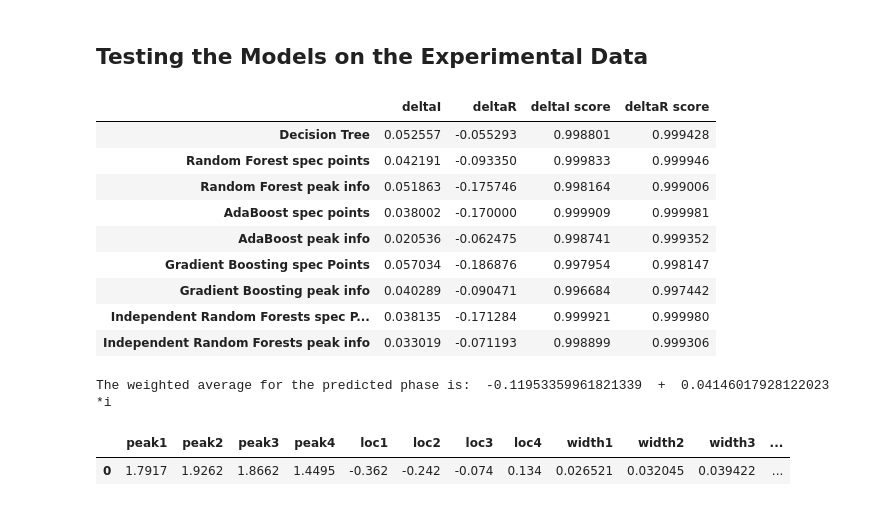
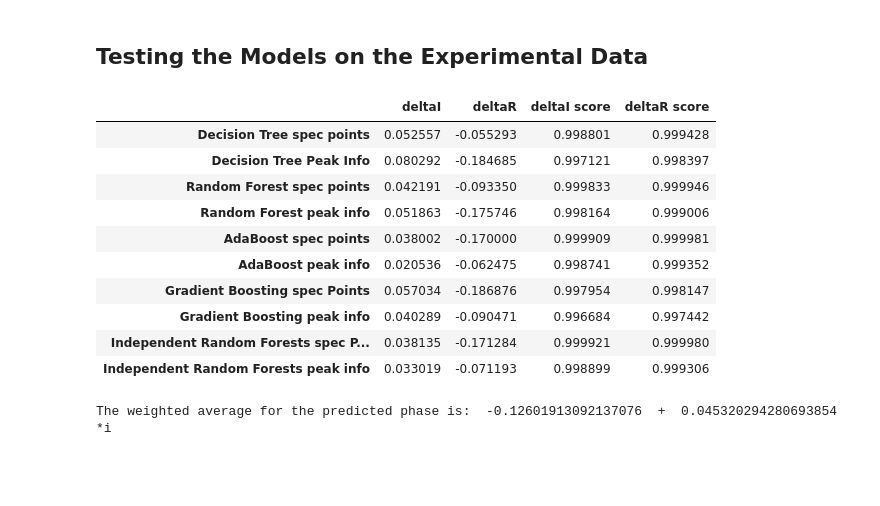
Before and after one commit to Lcollins91/DS_ResearchProject_ND, a Jupyter notebook: Hexagon_Spec_Models_v6_ScaledDispersion_BothKinds.ipynb, the cells around one changed output. Saved outputs shown, nothing was run; the diff lists cells and outputs as text; code cells hidden in the pictures; blank space fills up the shorter version.

```diff
--- a/Hexagon_Spec_Models_v6_ScaledDispersion_BothKinds.ipynb
+++ b/Hexagon_Spec_Models_v6_ScaledDispersion_BothKinds.ipynb
@@ -594,8 +594,15 @@ pred_phase_OLS_I_sp = results_OLS_I_sp.predict(exp_data_sp)
 pred_phase_OLS_R_pi = results_OLS_R_pi.predict(exp_data_pi)
 pred_phase_OLS_I_pi = results_OLS_I_pi.predict(exp_data_pi)
 
-pred_phase_DT_sp = np.append(regr_DT_sp.predict(exp_data_sp),r2_score(Y1_test['deltaI'], predictions_DT_sp[:,0])).reshape(3,1).T
-pred_phase_DT_sp = np.append(pred_phase_DT_sp, r2_score(Y1_test['deltaR'], predictions_DT_sp[:,1])).reshape(4,1).T
+pred_phase_DT_sp = np.append(regr_DT_sp.predict(exp_data_sp),
+                             r2_score(Y1_test['deltaI'], predictions_DT_sp[:,0])).reshape(3,1).T
+pred_phase_DT_sp = np.append(pred_phase_DT_sp,
+                             r2_score(Y1_test['deltaR'], predictions_DT_sp[:,1])).reshape(4,1).T
+
+pred_phase_DT_pi = np.append(regr_DT_pi.predict(exp_data_pi),
+                            r2_score(Y1_test['deltaI'], predictions_DT_pi[:,0])).reshape(3,1).T
+pred_phase_DT_pi = np.append(pred_phase_DT_pi,
+                            r2_score(Y1_test['deltaR'], predictions_DT_pi[:,1])).reshape(4,1).T
 #pred_phase_DT = np.append(pred_phase_DT, r2_score(Y_test['scale_factor'], y_pred_DT[:,2]))
 
 pred_phase_RF_sp = regr_RF_sp.predict(exp_data_sp)
@@ -612,35 +619,39 @@ pred_phase_GB_dr_sp = model_GB_dr_sp.predict(exp_data_sp)
 
 pred_phase_GB_di_pi = model_GB_di_pi.predict(exp_data_pi)
 pred_phase_GB_dr_pi = model_GB_dr_pi.predict(exp_data_pi)
 
 pred_phase_IRF_di_sp = model_RF2_di_sp.predict(exp_data_sp)
 pred_phase_IRF_dr_sp = model_RF2_dr_sp.predict(exp_data_sp)
 
 pred_phase_IRF_di_pi = model_RF2_di_pi.predict(exp_data_pi)
 pred_phase_IRF_dr_pi = model_RF2_dr_pi.predict(exp_data_pi)
 
-predictedPhases = pd.DataFrame(pred_phase_DT_sp, columns = ['deltaI', 'deltaR', 'deltaI score', 'deltaR score'], index = ['Decision Tree'])
+predictedPhases = pd.DataFrame(pred_phase_DT_sp, columns = ['deltaI', 'deltaR', 'deltaI score', 'deltaR score'], index = ['Decision Tree spec points'])
+
+new_test = pd.Series(pred_phase_DT_pi[0], index = ['deltaI', 'deltaR', 'deltaI score', 'deltaR score'], name = 'Decision Tree Peak Info')
+predictedPhases = predictedPhases.append(new_test)
 
 predictedPhases.loc['OLS spec points'] = (pred_phase_OLS_I_sp[0], pred_phase_OLS_R_sp[0], r2_score(Y1_test['deltaI'],predictions_OLS_I_sp ), r2_score(Y1_test['deltaR'],predictions_OLS_R_sp ))
 predictedPhases.loc['OLS peak info'] = (pred_phase_OLS_I_pi[0], pred_phase_OLS_R_pi[0], r2_score(Y2_test['deltaI'], predictions_OLS_I_pi), r2_score(Y2_test['deltaR'], predictions_OLS_R_pi))
 
 predictedPhases.loc['Random Forest spec points'] = (pred_phase_RF_sp[0,0], pred_phase_RF_sp[0,1], r2_score(Y1_test['deltaI'], predictions_RF_sp[:,0]), r2_score(Y1_test['deltaR'], predictions_RF_sp[:,1]))
 predictedPhases.loc['Random Forest peak info'] = (pred_phase_RF_pi[0,0], pred_phase_RF_pi[0,1], r2_score(Y2_test['deltaI'], predictions_RF_pi[:,0]), r2_score(Y2_test['deltaR'], predictions_RF_pi[:,1]))
 
 predictedPhases.loc['AdaBoost spec points'] = (pred_phase_AB_I_sp[0], pred_phase_AB_R_sp[0],r2_score(Y1_test['deltaI'], predictions_AB_di_sp), r2_score(Y1_test['deltaR'], predictions_AB_dr_sp))
 predictedPhases.loc['AdaBoost peak info'] = (pred_phase_AB_I_pi[0], pred_phase_AB_R_pi[0],r2_score(Y2_test['deltaI'], predictions_AB_di_pi), r2_score(Y2_test['deltaR'], predictions_AB_dr_pi))
 
 predictedPhases.loc['Gradient Boosting spec Points'] = (pred_phase_GB_di_sp[0], pred_phase_GB_dr_sp[0],  r2_score(Y1_test['deltaI'], predictions_GB_di_sp), r2_score(Y1_test['deltaR'], predictions_GB_dr_sp))
 predictedPhases.loc['Gradient Boosting peak info'] = (pred_phase_GB_di_pi[0], pred_phase_GB_dr_pi[0], r2_score(Y2_test['deltaI'], predictions_GB_di_pi), r2_score(Y2_test['deltaR'], predictions_GB_dr_pi))
 
 predictedPhases.loc['Independent Random Forests spec Points'] = (pred_phase_IRF_di_sp[0], pred_phase_IRF_dr_sp[0],  r2_score(Y1_test['deltaI'], predictions_RF2_di_sp ), r2_score(Y1_test['deltaR'], predictions_RF2_dr_sp))
 predictedPhases.loc['Independent Random Forests peak info'] = (pred_phase_IRF_di_pi[0], pred_phase_IRF_dr_pi[0], r2_score(Y2_test['deltaI'], predictions_RF2_di_pi), r2_score(Y2_test['deltaR'], predictions_RF2_dr_pi))
 
 predictedPhases2 = predictedPhases.drop(['OLS spec points', 'OLS peak info'], axis = 0)
 predictedPhases2
 # %% [output]
 |  | deltaI | deltaR | deltaI score | deltaR score |
-| Decision Tree | 0.052557 | -0.055293 | 0.998801 | 0.999428 |
+| Decision Tree spec points | 0.052557 | -0.055293 | 0.998801 | 0.999428 |
+| Decision Tree Peak Info | 0.080292 | -0.184685 | 0.997121 | 0.998397 |
 | Random Forest spec points | 0.042191 | -0.093350 | 0.999833 | 0.999946 |
 | Random Forest peak info | 0.051863 | -0.175746 | 0.998164 | 0.999006 |
 | AdaBoost spec points | 0.038002 | -0.170000 | 0.999909 | 0.999981 |
@@ -658,9 +669,4 @@ deltaR_1 = (GoodPredictedPhases['deltaR']*GoodPredictedPhases['deltaR score']).m
 
 print('The weighted average for the predicted phase is: ', deltaR_1, ' + ', deltaI_1, '*i')
 # %% [output]
-The weighted average for the predicted phase is:  -0.11953359961821339  +  0.04146017928122023 *i
+The weighted average for the predicted phase is:  -0.12601913092137076  +  0.045320294280693854 *i
-# %%
-exp_data_pi
-# %% [output]
-|  | peak1 | peak2 | peak3 | peak4 | loc1 | loc2 | loc3 | loc4 | width1 | width2 | width3 | ... |
-| 0 | 1.7917 | 1.9262 | 1.8662 | 1.4495 | -0.362 | -0.242 | -0.074 | 0.134 | 0.026521 | 0.032045 | 0.039422 | ... |
```
Also changed, not shown: 7 other files.
